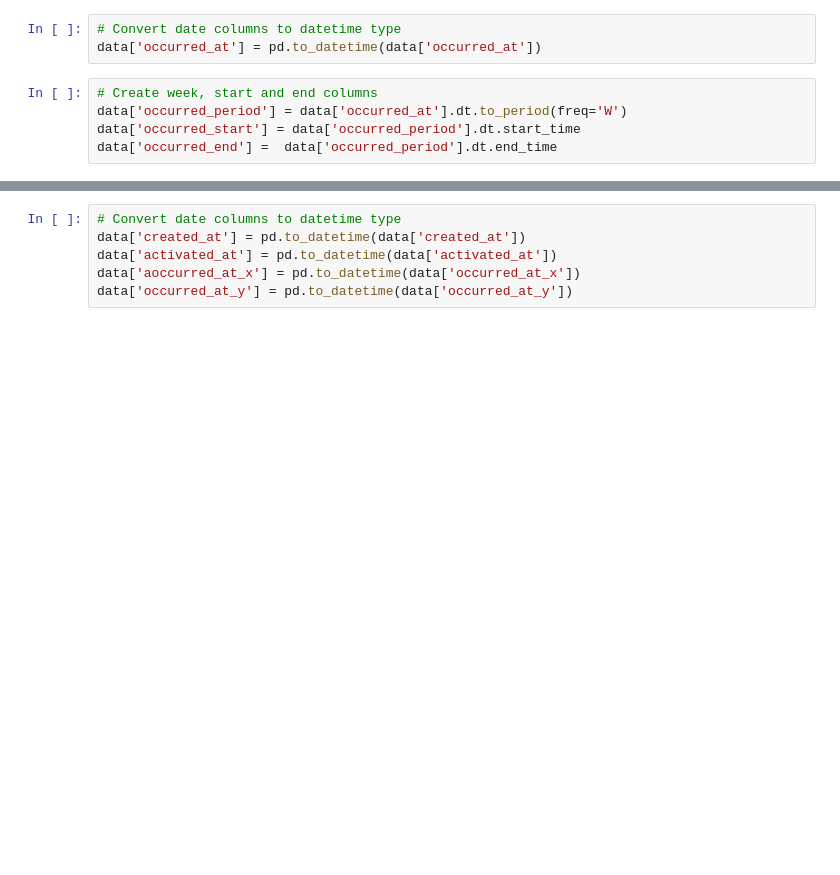
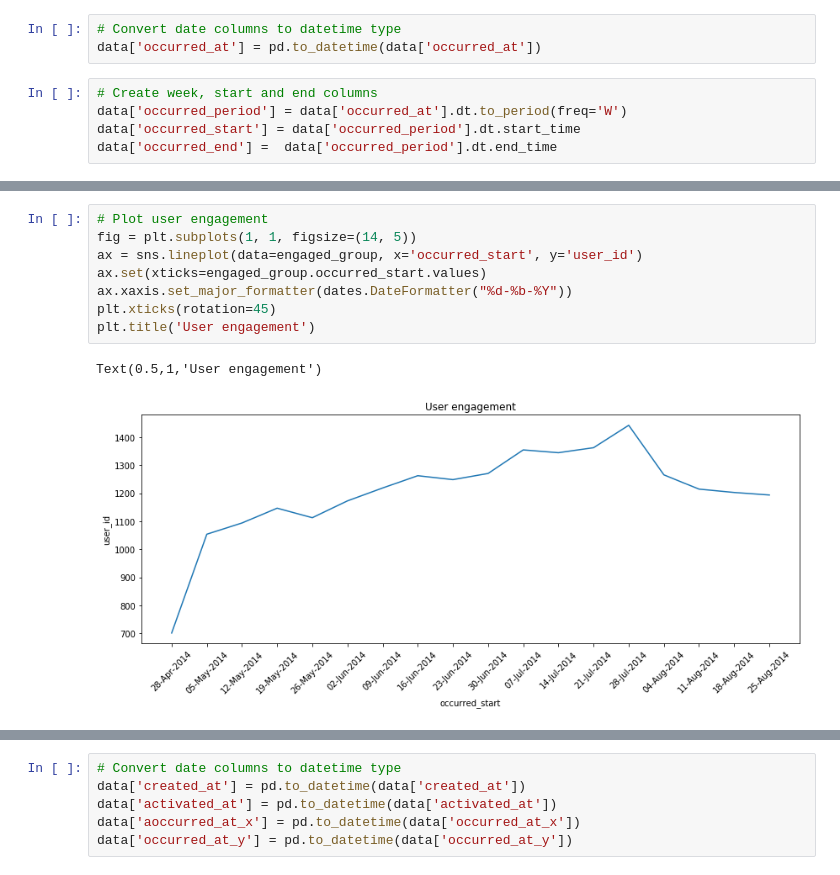
Before and after one commit to dvallea/Data_challenges, a Jupyter notebook: Customer_cliff_dive/Customer_cliff_dive.ipynb, the cells around one changed output, grey strips where cells are left out. Drawn from its saved outputs; the diff is of its cells as text; blank space fills up the shorter version.

```diff
--- a/Customer_cliff_dive/Customer_cliff_dive.ipynb
+++ b/Customer_cliff_dive/Customer_cliff_dive.ipynb
@@ -42,0 +50,11 @@ engaged_group.head()
+# %%
+# Plot user engagement
+fig = plt.subplots(1, 1, figsize=(14, 5))
+ax = sns.lineplot(data=engaged_group, x='occurred_start', y='user_id')
+ax.set(xticks=engaged_group.occurred_start.values)
+ax.xaxis.set_major_formatter(dates.DateFormatter("%d-%b-%Y"))
+plt.xticks(rotation=45)
+plt.title('User engagement')
+# %% [output]
+Text(0.5,1,'User engagement')
+[figure, added]
```
Also changed, not shown: parts of 8 cells of this notebook, 5 other files.
